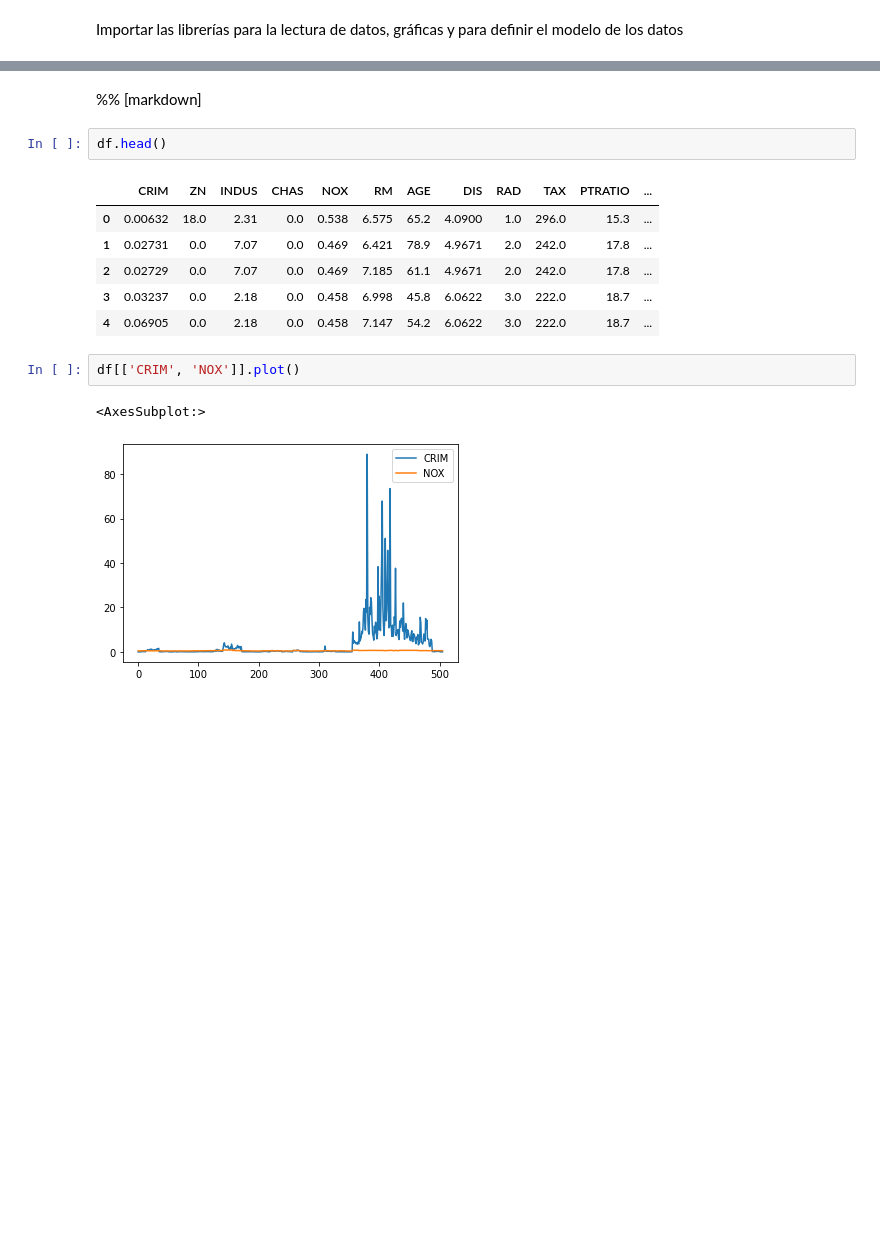
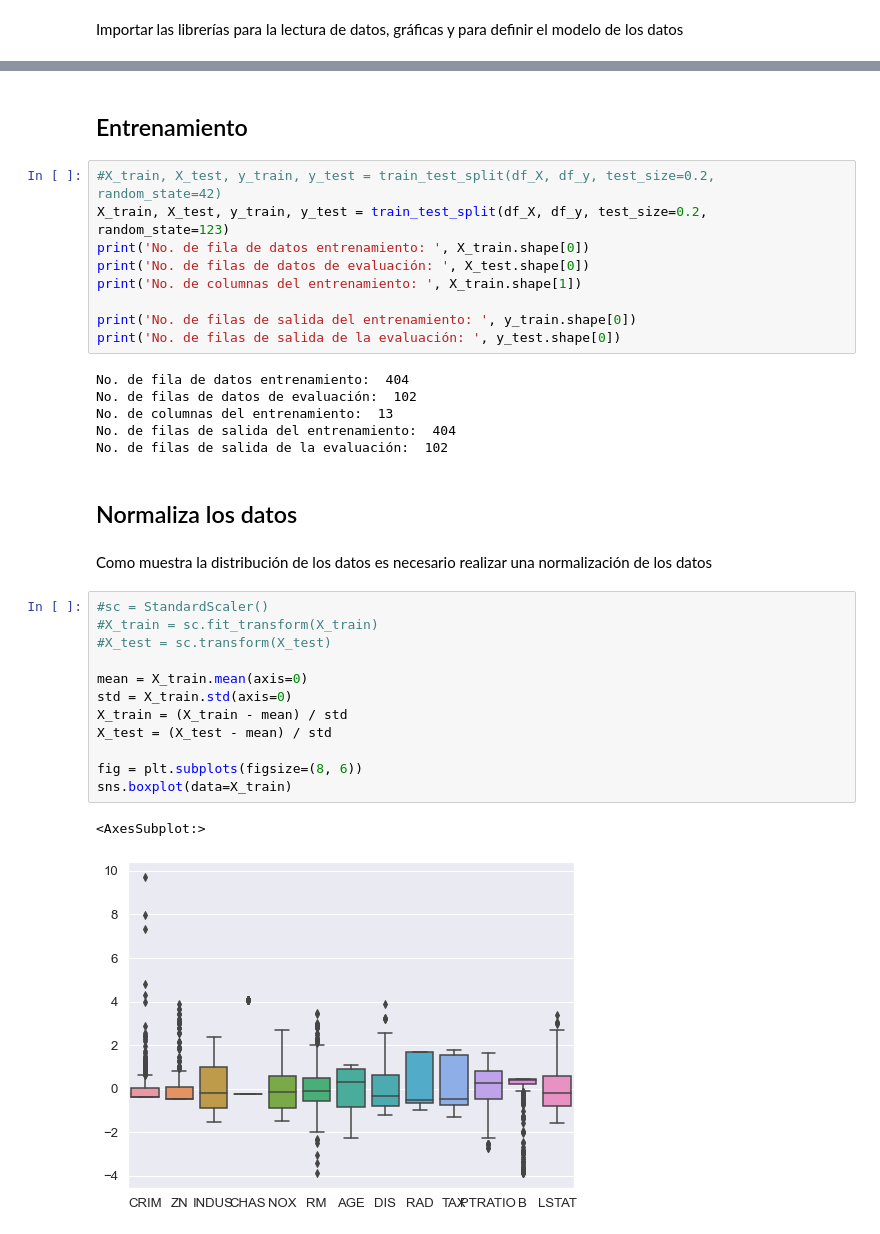
Before and after one commit to DiplomadoAI-DL-UNAL2021/samuelmesa, a Jupyter notebook: taller03_regresion_clasificacion/parte2_inmobiliario.ipynb, the cells around one changed output, grey strips where cells are left out. Saved outputs shown, nothing was run; the diff lists cells and outputs as text; blank space fills up the shorter version.

```diff
--- a/taller03_regresion_clasificacion/parte2_inmobiliario.ipynb
+++ b/taller03_regresion_clasificacion/parte2_inmobiliario.ipynb
@@ -15,16 +180,36 @@ df = pd.DataFrame(boston_dataset.data, columns=boston_dataset.feature_names)
 # %% [markdown]
-%% [markdown]
+ ## Entrenamiento
-# %%
-df.head()
-# %% [output]
-|  | CRIM | ZN | INDUS | CHAS | NOX | RM | AGE | DIS | RAD | TAX | PTRATIO | ... |
-| 0 | 0.00632 | 18.0 | 2.31 | 0.0 | 0.538 | 6.575 | 65.2 | 4.0900 | 1.0 | 296.0 | 15.3 | ... |
-| 1 | 0.02731 | 0.0 | 7.07 | 0.0 | 0.469 | 6.421 | 78.9 | 4.9671 | 2.0 | 242.0 | 17.8 | ... |
-| 2 | 0.02729 | 0.0 | 7.07 | 0.0 | 0.469 | 7.185 | 61.1 | 4.9671 | 2.0 | 242.0 | 17.8 | ... |
-| 3 | 0.03237 | 0.0 | 2.18 | 0.0 | 0.458 | 6.998 | 45.8 | 6.0622 | 3.0 | 222.0 | 18.7 | ... |
-| 4 | 0.06905 | 0.0 | 2.18 | 0.0 | 0.458 | 7.147 | 54.2 | 6.0622 | 3.0 | 222.0 | 18.7 | ... |
-# %%
-df[['CRIM', 'NOX']].plot()
-# %% [output]
-<AxesSubplot:>
-[figure, removed]
+# %%
+#X_train, X_test, y_train, y_test = train_test_split(df_X, df_y, test_size=0.2, random_state=42)
+X_train, X_test, y_train, y_test = train_test_split(df_X, df_y, test_size=0.2, random_state=123)
+print('No. de fila de datos entrenamiento: ', X_train.shape[0])
+print('No. de filas de datos de evaluación: ', X_test.shape[0])
+print('No. de columnas del entrenamiento: ', X_train.shape[1])
+
+print('No. de filas de salida del entrenamiento: ', y_train.shape[0])
+print('No. de filas de salida de la evaluación: ', y_test.shape[0])
+# %% [output]
+No. de fila de datos entrenamiento:  404
+No. de filas de datos de evaluación:  102
+No. de columnas del entrenamiento:  13
+No. de filas de salida del entrenamiento:  404
+No. de filas de salida de la evaluación:  102
+# %% [markdown]
+## Normaliza los datos
+# %% [markdown]
+Como muestra la distribución de los datos es necesario realizar una normalización de los datos
+# %%
+#sc = StandardScaler()
+#X_train = sc.fit_transform(X_train)
+#X_test = sc.transform(X_test)
+
+mean = X_train.mean(axis=0)
+std = X_train.std(axis=0)
+X_train = (X_train - mean) / std
+X_test = (X_test - mean) / std
+
+fig = plt.subplots(figsize=(8, 6))
+sns.boxplot(data=X_train)
+# %% [output]
+<AxesSubplot:>
+[figure, added]
```
Also changed, not shown: parts of 30 cells of this notebook, 9 other files.
